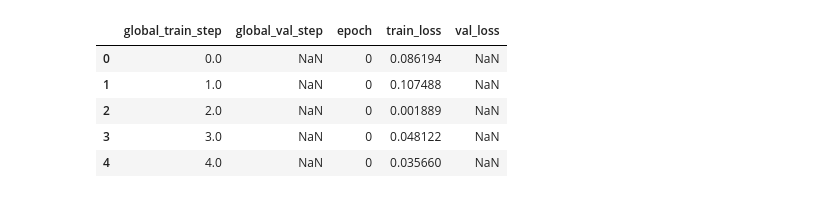
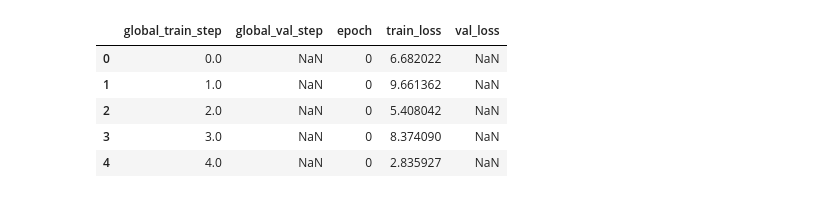
Before and after one commit to UNITES-Lab/sparse-cafm, a Jupyter notebook: _figures.ipynb, the cells around one changed output. Cells and saved outputs as stored; diff of their text form; code cells hidden in the pictures.

```diff
--- a/_figures.ipynb
+++ b/_figures.ipynb
@@ -1,14 +1,14 @@
 # %%
 import pandas as pd
 from matplotlib import pyplot as plt
 
-fp = "/playpen/mufan/levi/tianlong-chen-lab/material-super-resolution/__exps__/2024-11-26_16-02-47_f1_direct_regression/results.csv"
+fp = "/playpen/mufan/levi/tianlong-chen-lab/material-super-resolution/__exps__/p(z | X)/ablation-loss-fn/2024-11-28_09-11-33_f1_direct_regression/results.csv"
 df = pd.read_csv(fp)
 df.head()
 # %% [output]
 |  | global_train_step | global_val_step | epoch | train_loss | val_loss |
-| 0 | 0.0 | NaN | 0 | 0.086194 | NaN |
-| 1 | 1.0 | NaN | 0 | 0.107488 | NaN |
-| 2 | 2.0 | NaN | 0 | 0.001889 | NaN |
-| 3 | 3.0 | NaN | 0 | 0.048122 | NaN |
-| 4 | 4.0 | NaN | 0 | 0.035660 | NaN |
+| 0 | 0.0 | NaN | 0 | 6.682022 | NaN |
+| 1 | 1.0 | NaN | 0 | 9.661362 | NaN |
+| 2 | 2.0 | NaN | 0 | 5.408042 | NaN |
+| 3 | 3.0 | NaN | 0 | 8.374090 | NaN |
+| 4 | 4.0 | NaN | 0 | 2.835927 | NaN |
```
Also changed, not shown: parts of 4 cells of this notebook, 25 other files.
